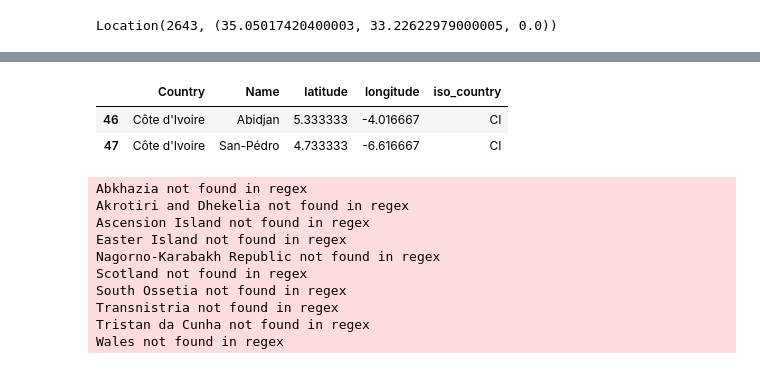
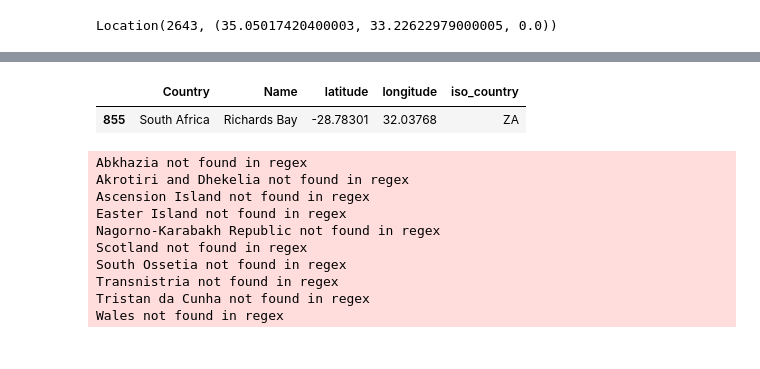
Before and after one commit to nakulBageja/Pharma-Scope-3, a Jupyter notebook: Get_Location.ipynb, the cells around one changed output, grey strips where cells are left out. Cells and saved outputs as stored; diff of their text form; code cells hidden in the pictures.

```diff
--- a/Get_Location.ipynb
+++ b/Get_Location.ipynb
@@ -51,11 +50,10 @@ ports_df['longitude'] = ports_df.geometry.apply(lambda p: p.x)
 ports_df.drop(['geometry'], axis=1,inplace=True)
 ports_df['iso_country'] = coco.convert(ports_df['Country'],to='ISO2', not_found=None)
 # %%
-ports_df.loc[ports_df['iso_country'] == 'CI']
+ports_df[ports_df['latitude'] == -28.78301]
 # %% [output]
 |  | Country | Name | latitude | longitude | iso_country |
-| 46 | Côte d'Ivoire | Abidjan | 5.333333 | -4.016667 | CI |
-| 47 | Côte d'Ivoire | San-Pédro | 4.733333 | -6.616667 | CI |
+| 855 | South Africa | Richards Bay | -28.78301 | 32.03768 | ZA |
 # %%
 # Getting airports data
 raw_airport_df = pd.read_csv('Data/airports.csv')
```
Also changed, not shown: parts of 5 cells of this notebook, 2 other files.
